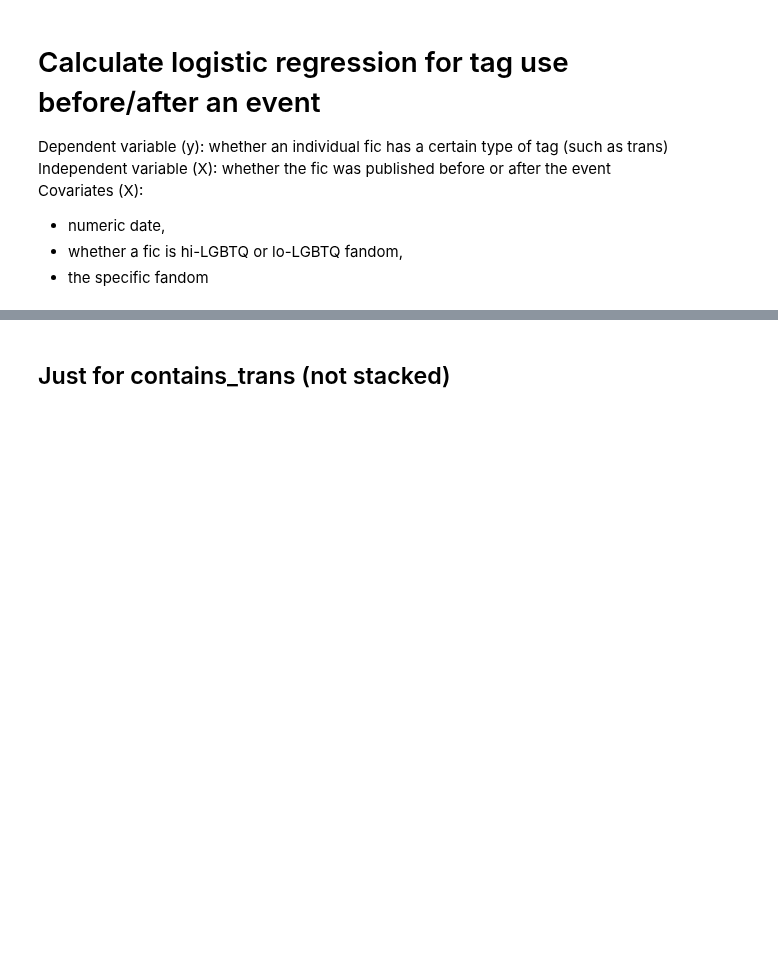
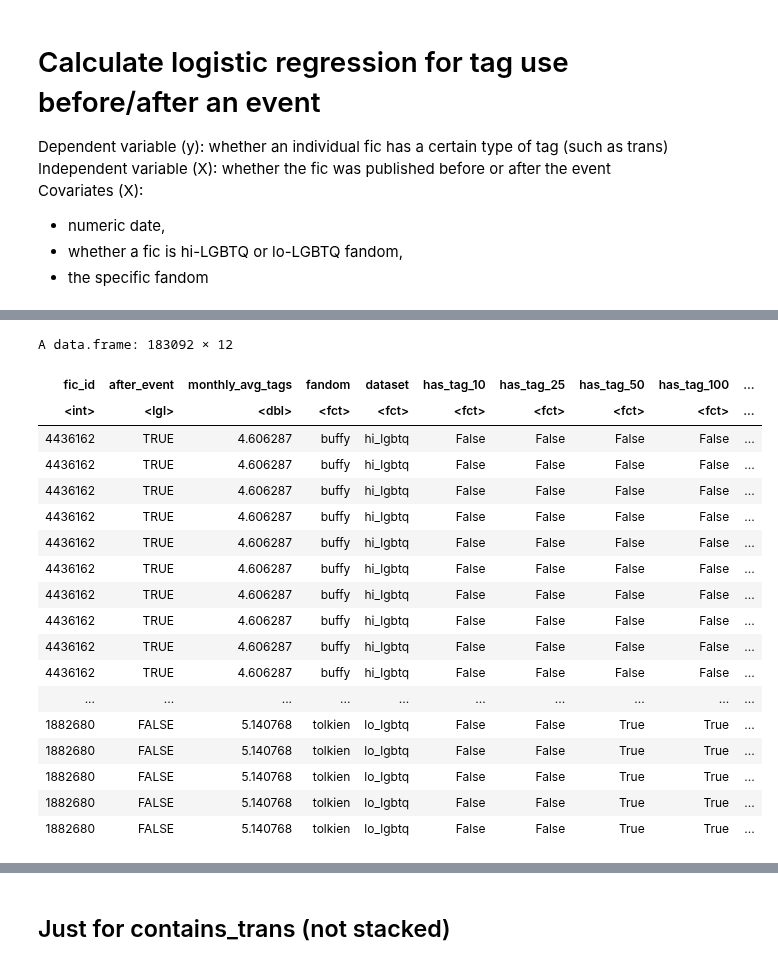
Before and after one commit to michaelmilleryoder/fanfiction-scripts, a Jupyter notebook: jupyter/fanfiction_lgbtq_event_regression_r.ipynb, the cells around one changed output, grey strips where cells are left out. Drawn from its saved outputs; the diff is of its cells as text; code cells hidden in the pictures; blank space fills up the shorter version.

```diff
--- a/jupyter/fanfiction_lgbtq_event_regression_r.ipynb
+++ b/jupyter/fanfiction_lgbtq_event_regression_r.ipynb
@@ -8,0 +166,27 @@ Covariates (X):
+# %%
+# Convert columns to logical (for multinomial logistic models)
+
+# data$choice <- as.logical(as.integer(data$Data))
+data$choice <- as.logical(data$Data)
+data$after_event <- as.logical(data$after_event)
+data
+# %% [output]
+A data.frame: 183092 × 12
+| fic_id | after_event | monthly_avg_tags | fandom | dataset | has_tag_10 | has_tag_25 | has_tag_50 | has_tag_100 | ... |
+| <int> | <lgl> | <dbl> | <fct> | <fct> | <fct> | <fct> | <fct> | <fct> | ... |
+| 4436162 | TRUE | 4.606287 | buffy | hi_lgbtq | False | False | False | False | ... |
+| 4436162 | TRUE | 4.606287 | buffy | hi_lgbtq | False | False | False | False | ... |
+| 4436162 | TRUE | 4.606287 | buffy | hi_lgbtq | False | False | False | False | ... |
+| 4436162 | TRUE | 4.606287 | buffy | hi_lgbtq | False | False | False | False | ... |
+| 4436162 | TRUE | 4.606287 | buffy | hi_lgbtq | False | False | False | False | ... |
+| 4436162 | TRUE | 4.606287 | buffy | hi_lgbtq | False | False | False | False | ... |
+| 4436162 | TRUE | 4.606287 | buffy | hi_lgbtq | False | False | False | False | ... |
+| 4436162 | TRUE | 4.606287 | buffy | hi_lgbtq | False | False | False | False | ... |
+| 4436162 | TRUE | 4.606287 | buffy | hi_lgbtq | False | False | False | False | ... |
+| 4436162 | TRUE | 4.606287 | buffy | hi_lgbtq | False | False | False | False | ... |
+| ... | ... | ... | ... | ... | ... | ... | ... | ... | ... |
+| 1882680 | FALSE | 5.140768 | tolkien | lo_lgbtq | False | False | True | True | ... |
+| 1882680 | FALSE | 5.140768 | tolkien | lo_lgbtq | False | False | True | True | ... |
+| 1882680 | FALSE | 5.140768 | tolkien | lo_lgbtq | False | False | True | True | ... |
+| 1882680 | FALSE | 5.140768 | tolkien | lo_lgbtq | False | False | True | True | ... |
+| 1882680 | FALSE | 5.140768 | tolkien | lo_lgbtq | False | False | True | True | ... |
```
Also changed, not shown: parts of 17 cells of this notebook, 9 other files.
